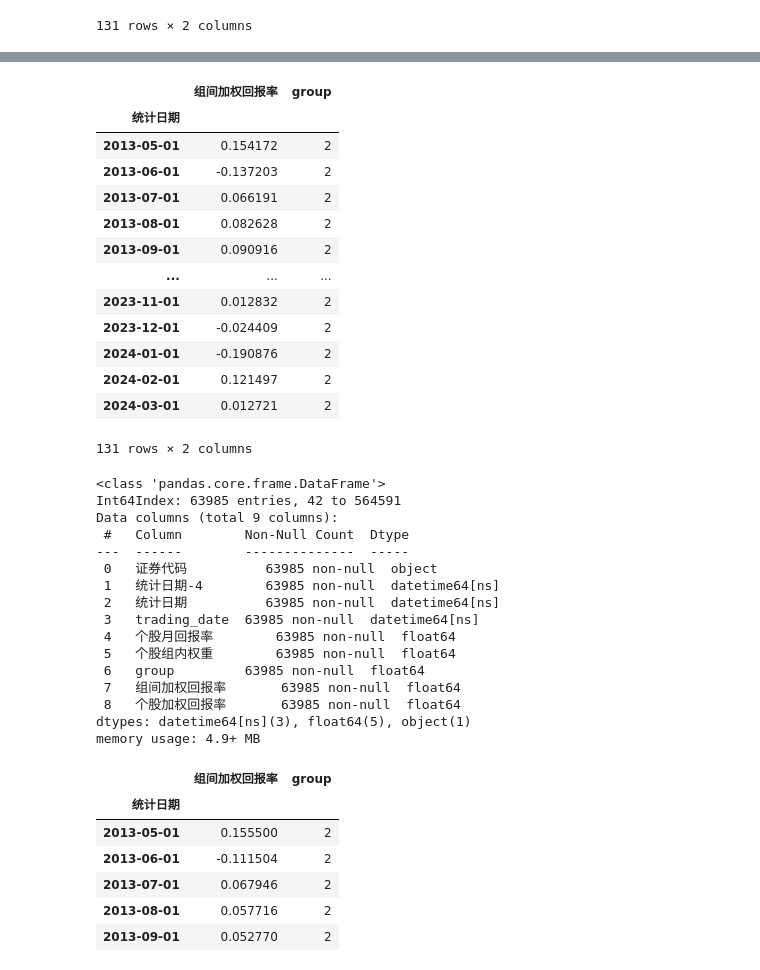
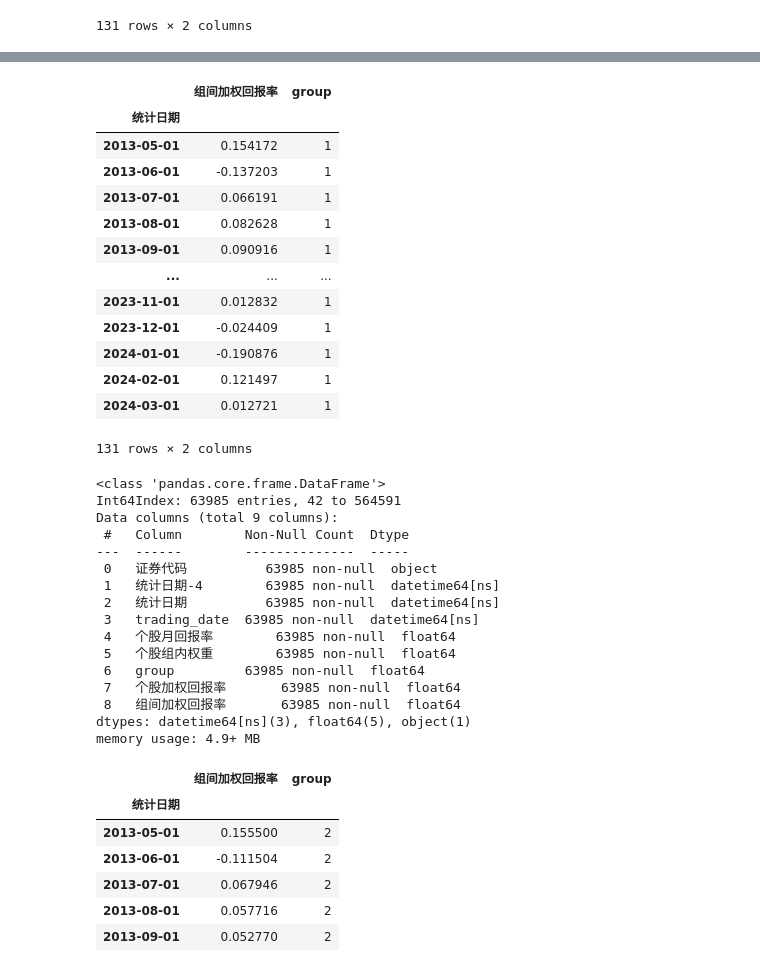
Before and after one commit to Prussia/playJupyter, a Jupyter notebook: testproj/计算加权回报率.ipynb, the cells around one changed output, grey strips where cells are left out. Cells and saved outputs as stored; diff of their text form; code cells hidden in the pictures.

```diff
--- a/testproj/计算加权回报率.ipynb
+++ b/testproj/计算加权回报率.ipynb
@@ -898,8 +902,10 @@ array [证券代码, 统计日期-4, DATE, 个股月回报率, weighted stock mo
 # %%
 # df3_sub_trading_group.dropna()
 
+df3_sub_trading_group['个股加权回报率'] = df3_sub_trading_group['个股月回报率']* df3_sub_trading_group['个股组内权重']
+df3_sub_trading_group['组间加权回报率'] = df3_sub_trading_group['个股加权回报率']
+
 df3_sub_trading_group_final = df3_sub_trading_group[df3_sub_trading_group['group'].notna()]
 
-df3_sub_trading_group['个股加权回报率'] = df3_sub_trading_group['个股月回报率']* df3_sub_trading_group['个股组内权重']
 df3_sub_trading_group_final
 # %% [output]
@@ -977,24 +997,24 @@ df3_sub_trading_group_final_1.head()
 # %%
 df3_sub_trading_group_final_1_group = df3_sub_trading_group_final_1.groupby(by=["统计日期"]).sum()
 
 df3_sub_trading_group_final_1_group = df3_sub_trading_group_final_1_group[['组间加权回报率','group']]
 
-df3_sub_trading_group_final_1_group['group'] = 2
+df3_sub_trading_group_final_1_group['group'] = 1
 df3_sub_trading_group_final_1_group
 # %% [output]
 |  | 组间加权回报率 | group |
 | 统计日期 |  |  |
-| 2013-05-01 | 0.154172 | 2 |
-| 2013-06-01 | -0.137203 | 2 |
-| 2013-07-01 | 0.066191 | 2 |
-| 2013-08-01 | 0.082628 | 2 |
-| 2013-09-01 | 0.090916 | 2 |
+| 2013-05-01 | 0.154172 | 1 |
+| 2013-06-01 | -0.137203 | 1 |
+| 2013-07-01 | 0.066191 | 1 |
+| 2013-08-01 | 0.082628 | 1 |
+| 2013-09-01 | 0.090916 | 1 |
 | ... | ... | ... |
-| 2023-11-01 | 0.012832 | 2 |
-| 2023-12-01 | -0.024409 | 2 |
-| 2024-01-01 | -0.190876 | 2 |
-| 2024-02-01 | 0.121497 | 2 |
-| 2024-03-01 | 0.012721 | 2 |
+| 2023-11-01 | 0.012832 | 1 |
+| 2023-12-01 | -0.024409 | 1 |
+| 2024-01-01 | -0.190876 | 1 |
+| 2024-02-01 | 0.121497 | 1 |
+| 2024-03-01 | 0.012721 | 1 |
 131 rows × 2 columns
 # %%
 df3_sub_trading_group_final_2 = df3_sub_trading_group_final[df3_sub_trading_group_final['group'] == 2]
@@ -1012,8 +1032,8 @@ Data columns (total 9 columns):
  4   个股月回报率        63985 non-null  float64
  5   个股组内权重        63985 non-null  float64
  6   group         63985 non-null  float64
- 7   组间加权回报率       63985 non-null  float64
- 8   个股加权回报率       63985 non-null  float64
+ 7   个股加权回报率       63985 non-null  float64
+ 8   组间加权回报率       63985 non-null  float64
 dtypes: datetime64[ns](3), float64(5), object(1)
 memory usage: 4.9+ MB
 # %%
```
Also changed, not shown: parts of 6 cells of this notebook.
